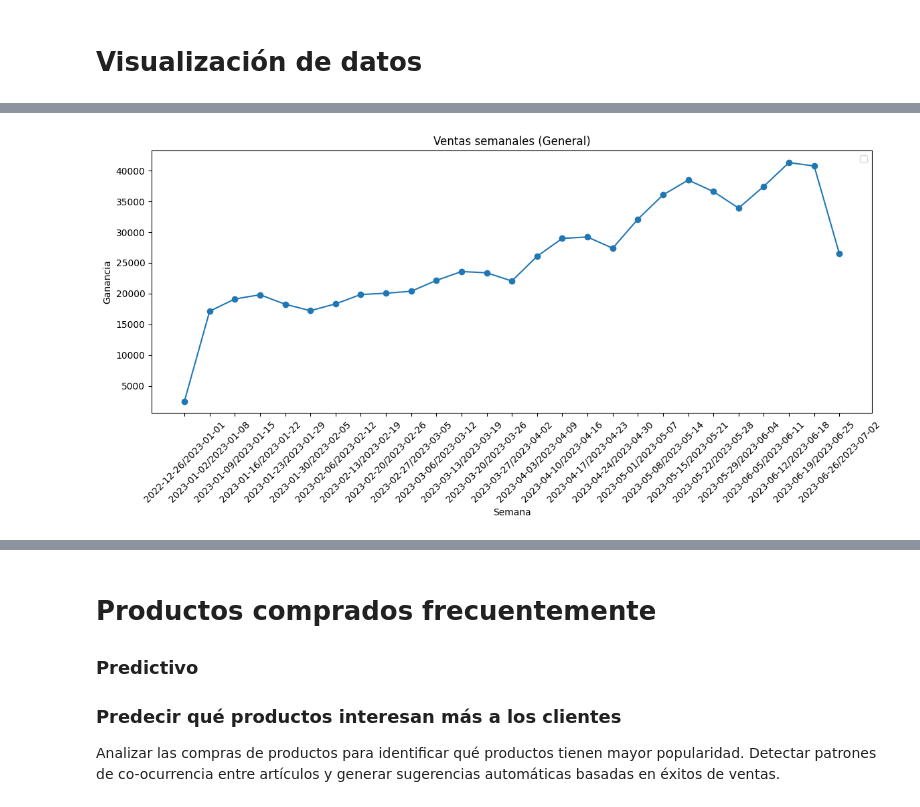
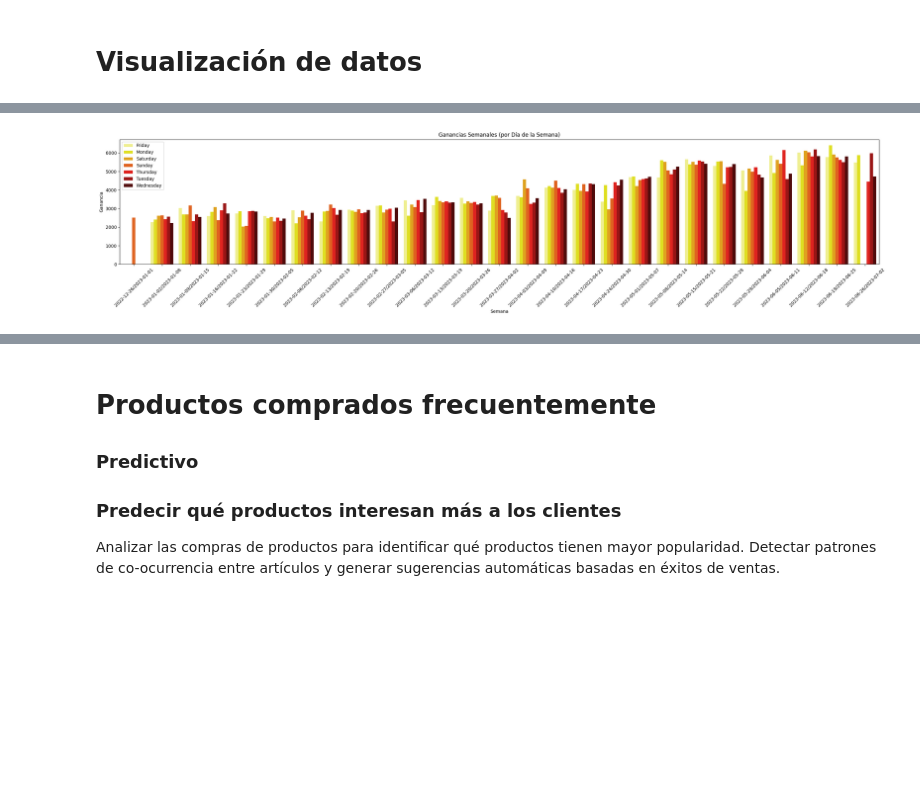
Before and after one commit to cinna-vk/Analisis-en-ventas-de-una-cafeteria, a Jupyter notebook: mineria_PIA.ipynb, the cells around one changed output, grey strips where cells are left out. Saved outputs shown, nothing was run; the diff lists cells and outputs as text; code cells hidden in the pictures; blank space fills up the shorter version.

Commit message:
Visualizacion ordenada

```diff
--- a/mineria_PIA.ipynb
+++ b/mineria_PIA.ipynb
@@ -288,0 +295,28 @@ print(ventas_semana.head())
+# %%
+ventas_semana = df.groupby(['semana'])['total'].sum().reset_index()
+ventas_semana_tienda = df.groupby(['store_id', 'semana'])['total'].sum().reset_index()
+ventas_semana_dia = df.groupby(['dia_semana', 'semana'], observed=False)['total'].sum().reset_index()
+ventas_semana_dia['semana_str'] = ventas_semana_dia['semana'].astype(str)
+
+plt.figure(figsize=(12, 10))
+
+plt.subplot(2,1,1)
+plt.plot(ventas_semana['semana'].astype(str), ventas_semana['total'], marker='o')
+plt.xticks(rotation=45)
+plt.xlabel("Semana")
+plt.ylabel("Ganancia")
+plt.title("Ventas semanales (General)")
+
+plt.subplot(2,1,2)
+for tienda in ventas_semana_tienda['store_id'].unique():
+  data_tienda = ventas_semana_tienda[ventas_semana_tienda['store_id'] == tienda]
+  plt.plot(data_tienda['semana'].astype(str), data_tienda['total'],
+           marker='o', linestyle='dashed', label=f'Tienda {tienda}')
+plt.xticks(rotation=45)
+plt.xlabel("Semana")
+plt.ylabel("Ganancia")
+plt.title("Ventas semanales (por tienda)")
+plt.legend()
+
+plt.tight_layout()
+plt.show()
@@ -289,16 +325,14 @@ print(ventas_semana.head())
 # %%
-import matplotlib.pyplot as plt
-plt.figure(figsize=(12, 6))
-
-plt.plot(ventas_semana['semana'].astype(str), ventas_semana['total'], marker='o')
-
+plt.figure(figsize=(25, 6))
+sns.barplot(data=ventas_semana_dia, x='semana_str', y='total',
+            hue='dia_semana', palette='hot_r', order=sorted(ventas_semana_dia['semana_str'].unique()))
 plt.xticks(rotation=45)
-plt.xlabel("Semana")
-plt.ylabel("Ganancia")
-plt.title("Ventas semanales (General)")
+plt.xlabel('Semana')
+plt.ylabel('Ganancia')
+plt.title('Ganancias Semanales (por Día de la Semana)')
 plt.legend()
 
 plt.tight_layout()
 plt.show()
 # %% [output]
-[figure, old version]
+[figure, new version]
```
Also changed, not shown: parts of 25 cells of this notebook.
